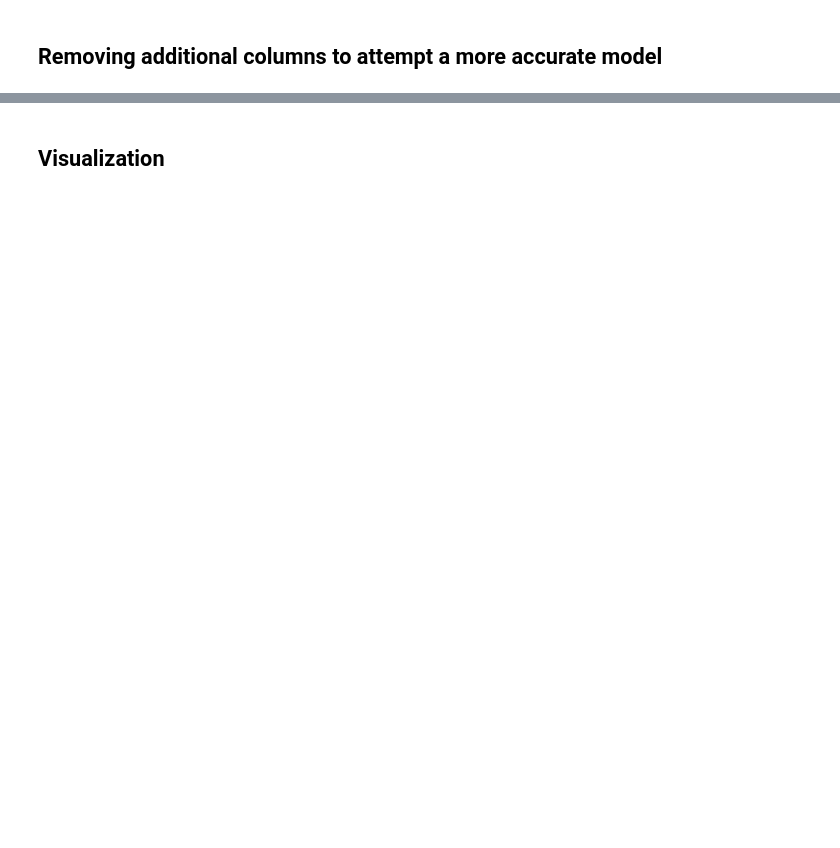
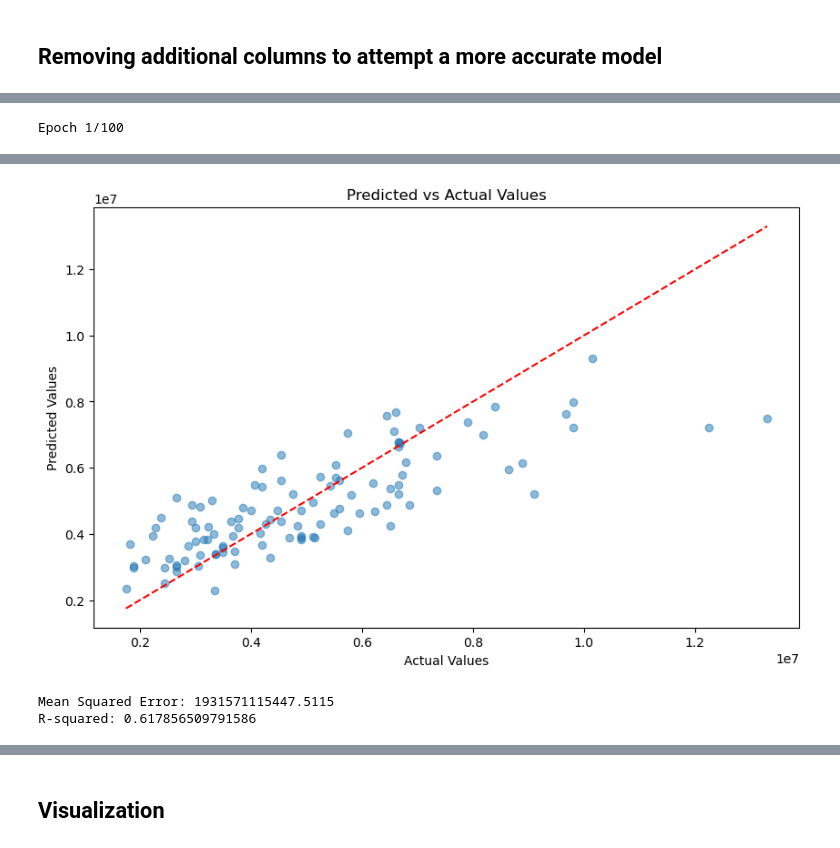
Before and after one commit to MissKay535/Project4-Housing_Prediction, a Jupyter notebook: Housing_Prediction.ipynb, the cells around one changed output, grey strips where cells are left out. Cells and saved outputs as stored; diff of their text form; code cells hidden in the pictures; blank space fills up the shorter version.

```diff
--- a/Housing_Prediction.ipynb
+++ b/Housing_Prediction.ipynb
@@ -284,0 +255,67 @@ Epoch 200/200
+# %%
+
+# Load the CSV file into a DataFrame
+data_import = pd.read_csv("./house_predictions.csv")
+
+# Dropping unnecessary columns
+house_df = data_import.drop(columns=["guestroom", "prefarea", "furnishingstatus"], axis=1)
+
+# Converting Yes/No to 1/0 for scaling
+house_df[["mainroad", "basement", "hotwaterheating", "airconditioning"]] = house_df[["mainroad", "basement", "hotwaterheating", "airconditioning"]].replace({"yes": 1, "no": 0})
+
+# Handle missing values if any
+house_df = house_df.fillna(house_df.mean())
+
+# Splitting X and y
+y = house_df["price"]
+X = house_df.drop("price", axis=1)
+
+# Normalize the features
+scaler = StandardScaler()
+X_scaled = scaler.fit_transform(X)
+
+# Split the data into training and test sets
+X_train, X_test, y_train, y_test = train_test_split(X_scaled, y, test_size=0.2, random_state=42)
+
+# Build the neural network model
+model_2 = Sequential([
+    Dense(64, activation='linear', input_shape=(X_train.shape[1],)),
+    Dense(64, activation='linear'),
+    Dense(64, activation='linear'),
+    Dense(64, activation='linear'),
+    Dense(1, activation='linear')  # Single output neuron for regression
+])
+
+# Compile the model
+model_2.compile(optimizer='adam', loss='mse')
+
+# Train the model
+history = model_2.fit(X_train, y_train, epochs=100, validation_split=0.2)
+
+# Make predictions
+y_pred = model_2.predict(X_test).flatten()
+
+# Plot the results
+y_pred = model_2.predict(X_test).flatten()
+
+plt.figure(figsize=(10, 6))
+plt.scatter(y_test, y_pred, alpha=0.5)
+plt.plot([y_test.min(), y_test.max()], [y_test.min(), y_test.max()], 'r--')
+plt.title('Predicted vs Actual Values')
+plt.xlabel('Actual Values')
+plt.ylabel('Predicted Values')
+plt.show()
+
+
+
+
+
+# Print the Mean Squared Error
+mse = np.mean((y_pred - y_test)**2)
+print(f"Mean Squared Error: {mse}")
+
+# Calculate and print the R-squared value
+r2 = r2_score(y_test, y_pred)
+print(f"R-squared: {r2}")
+# %% [output]
+Epoch 1/100
@@ -285,2 +339,5 @@ Epoch 200/200
+[figure, added]
+Mean Squared Error: 1931571115447.5115
+R-squared: 0.617856509791586
 # %%
 # Evaluate the model
```
Also changed, not shown: parts of 12 cells of this notebook.
